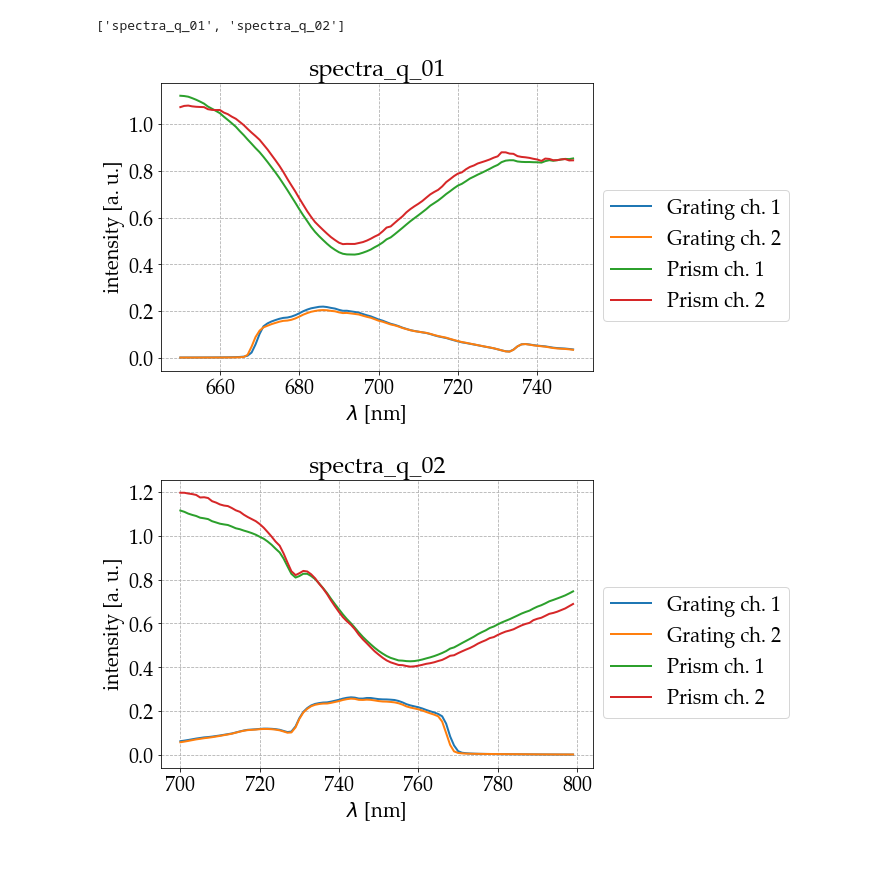
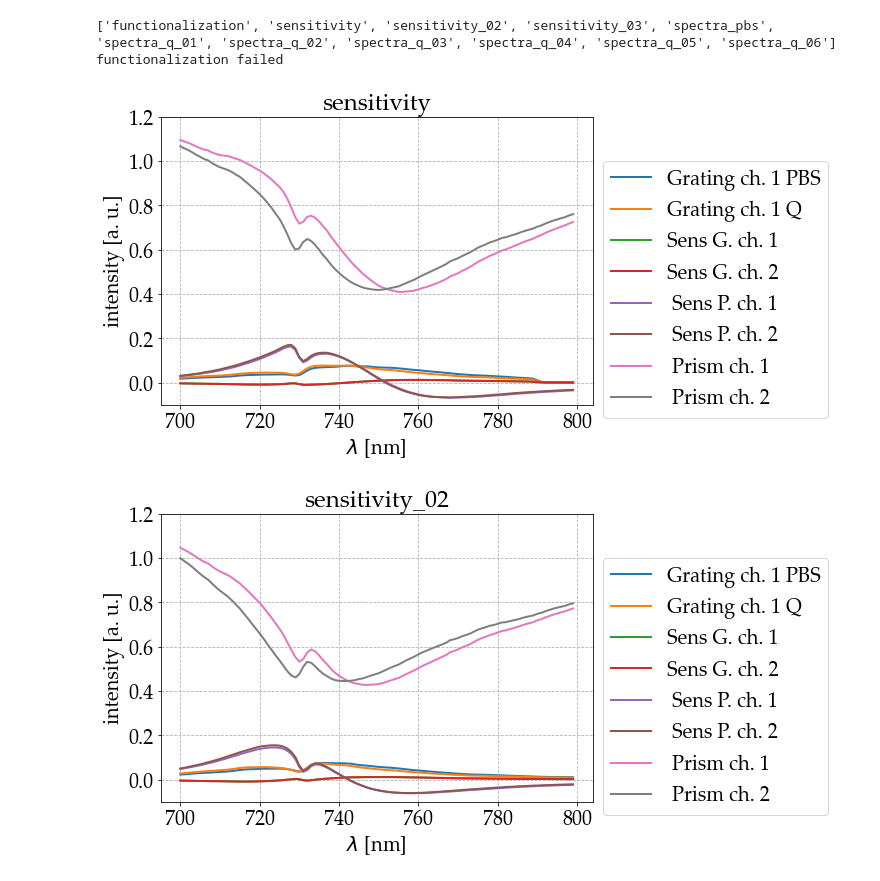
Before and after one commit to Yennda/Notes_jupyter, a Jupyter notebook: SPRUP_plot_spectra_all.ipynb, the cells around one changed output. Drawn from its saved outputs; the diff is of its cells as text; code cells hidden in the pictures.

```diff
--- a/SPRUP_plot_spectra_all.ipynb
+++ b/SPRUP_plot_spectra_all.ipynb
@@ -41,13 +41,14 @@ def plot_spectra(folder, name):
     axes.set_title(name)
     axes.set_xlabel('$\\lambda$ [nm]')
     axes.set_ylabel('intensity [a. u.]')
+    axes.set_ylim([-0.1, 1.2])
 
     for i in range(1, data.shape[1]):
         axes.plot(data[:,0], data[:,i], linewidth=2, label = columns[i])
 
     lgd = fig.legend(loc='center left', bbox_to_anchor=(1.1, 0.5))
 
-    fig.savefig(folder + name +'.png', dpi=300, bbox_extra_artists=(lgd,), bbox_inches='tight')
+    fig.savefig(folder + '/' + name +'.png', dpi=300, bbox_extra_artists=(lgd,), bbox_inches='tight')
 
 def plot_folder(folder):
     files = listdir(folder)
@@ -59,9 +60,10 @@ def plot_folder(folder):
         except:
             print('{} failed'.format(file))
 # %%
-folder = r'C:\SPRUP_data_Jenda\2020_09_25_Jenda_prism_grating\20_10_06_L3'.replace('\\', '/')
+folder = r'C:\SPRUP_data_Jenda\2020_09_25_Jenda_prism_grating\20_10_07_L3'.replace('\\', '/')
 plot_folder(folder)
 # %% [output]
-['spectra_q_01', 'spectra_q_02']
+['functionalization', 'sensitivity', 'sensitivity_02', 'sensitivity_03', 'spectra_pbs', 'spectra_q_01', 'spectra_q_02', 'spectra_q_03', 'spectra_q_04', 'spectra_q_05', 'spectra_q_06']
+functionalization failed
-[figure, old version]
+[figure, new version]
-[figure, old version]
+[figure, new version]
```
Also changed, not shown: parts of 1 cell of this notebook, 1 other file.
